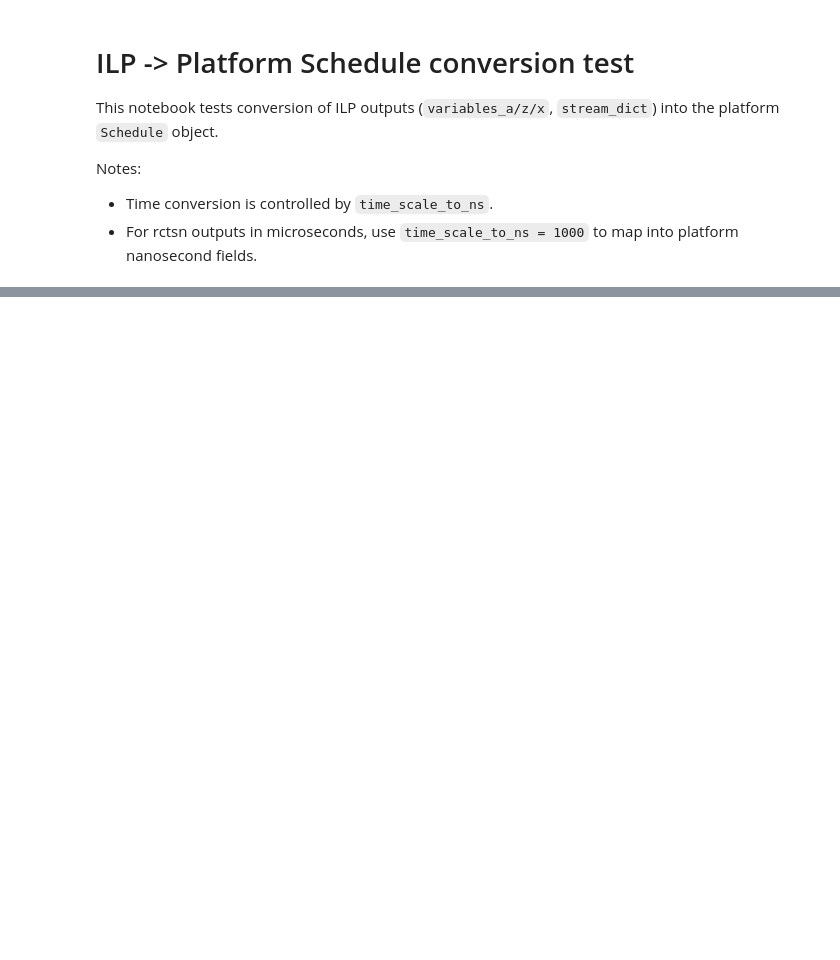
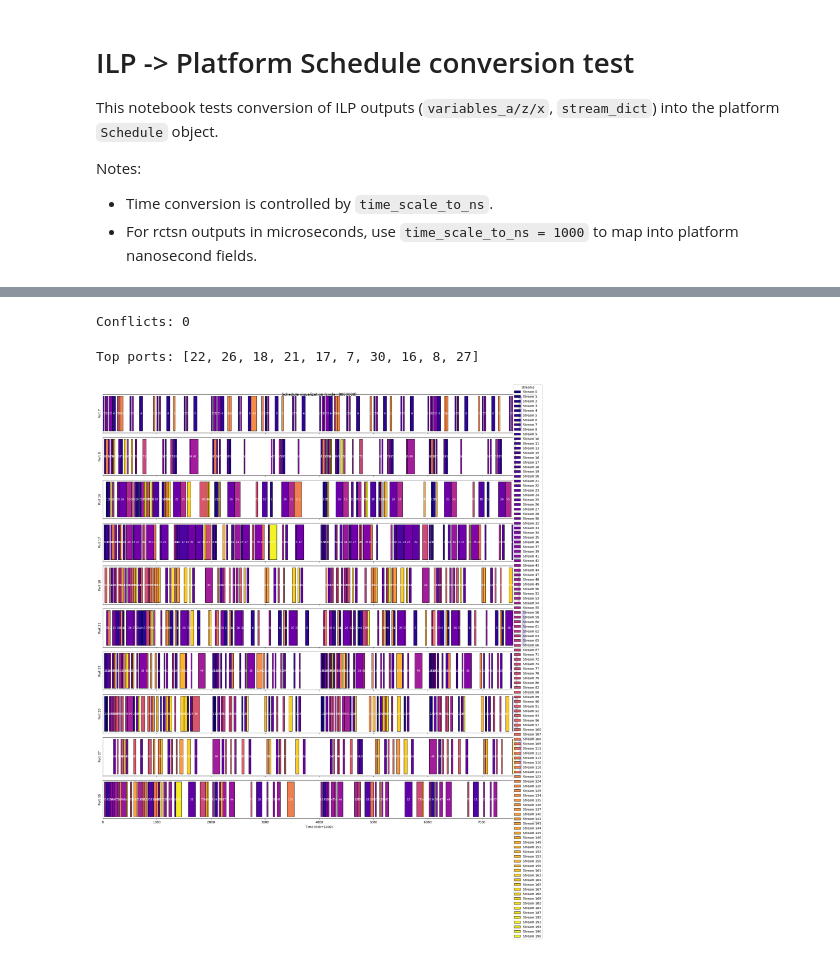
Before and after one commit to TSNTools/TSN_optimizer_platform, a Jupyter notebook: test_conversion.ipynb, the cells around one changed output, grey strips where cells are left out. Saved outputs shown, nothing was run; the diff lists cells and outputs as text; code cells hidden in the pictures; blank space fills up the shorter version.

```diff
--- a/test_conversion.ipynb
+++ b/test_conversion.ipynb
@@ -18,7 +19,7 @@ from ilp_to_platform import (
     summarize_conversion,
 )
 # %%
-RUN_DIR = Path("rctsn/data/output/run_20260218_140154_f169c70e")
+RUN_DIR = Path("rctsn/data/output/run_20260313_150352_c86bd299")
 
 # Platform uses *_ns fields in schedule objects, so we scale ILP us->ns by default.
 time_scale_to_ns = 1000
@@ -60,14 +87,19 @@ if conflicts:
             "<->",
             f"s{c2.stream_id} [{c2.start_ns},{c2.end_ns}]",
         )
+# %% [output]
+Conflicts: 0
 # %%
 # Pick busiest ports for readable plotting
 counts = Counter([slot.port_id for slot in result.schedule])
-top_ports = [pid for pid, _ in counts.most_common(8)]
+top_ports = [pid for pid, _ in counts.most_common(10)]
 print("Top ports:", top_ports)
 
 fig, axs = result.schedule.plot(
     tick=1000,            # 1000 ns = 1 us on x-axis
-    label=False,
+    label=True,
     port_ids=top_ports,
 )
+# %% [output]
+Top ports: [22, 26, 18, 21, 17, 7, 30, 16, 8, 27]
+[figure, added]
```
Also changed, not shown: parts of 5 cells of this notebook, 3 other files.
